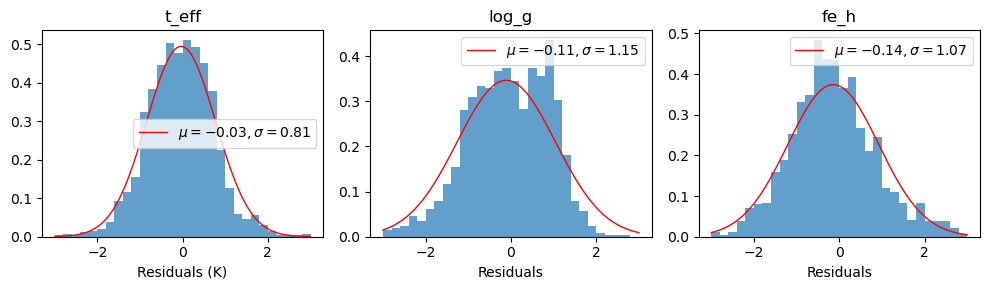
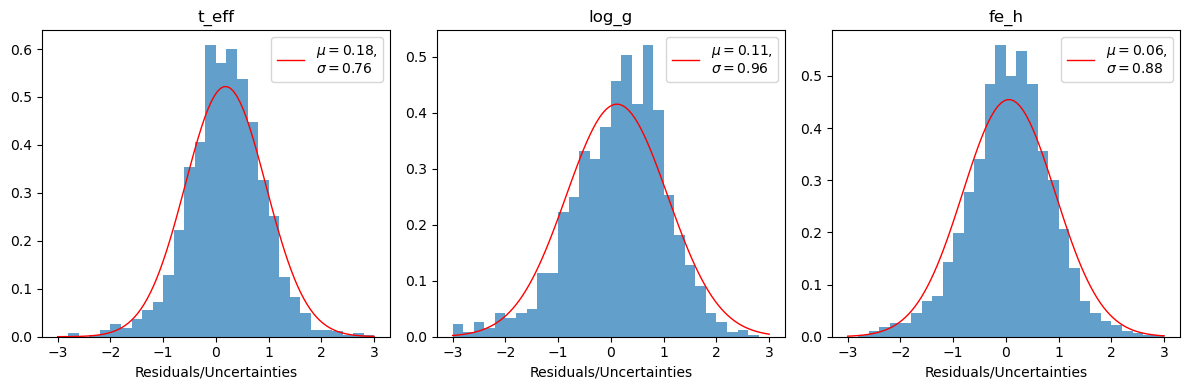
Code edit (unified diff) that turned the first committed figure into the second:
--- before
+++ after
@@ -2,5 +2,5 @@
 t = np.linspace(-3, 3, 100)
 
-plt.figure(figsize=(10, 3))
+plt.figure(figsize=(12, 4))
 for i in range(n_labels):
     plt.subplot(1, n_labels, i+1)
@@ -9,9 +9,7 @@
     plt.hist(residuals[:, i], range=[-3, 3], bins=30, alpha=0.7, density=True)
     plt.plot(t, norm.pdf(t, mu_fit, std_fit), color='r', linewidth=1,
-             label=fr'$\mu={mu_fit:.2f}, \sigma={std_fit:.2f}$')
+             label=rf'$\mu={mu_fit:.2f}$,{'\n'}$\sigma={std_fit:.2f}$')
     plt.legend()
-    plt.xlabel("Residuals")
-    if units[i]:
-        plt.xlabel(f"Residuals ({units[i]})")
+    plt.xlabel("Residuals/Uncertainties")
     plt.title(labelNames[i])
 plt.tight_layout()

Commit: Update error prediction exercise